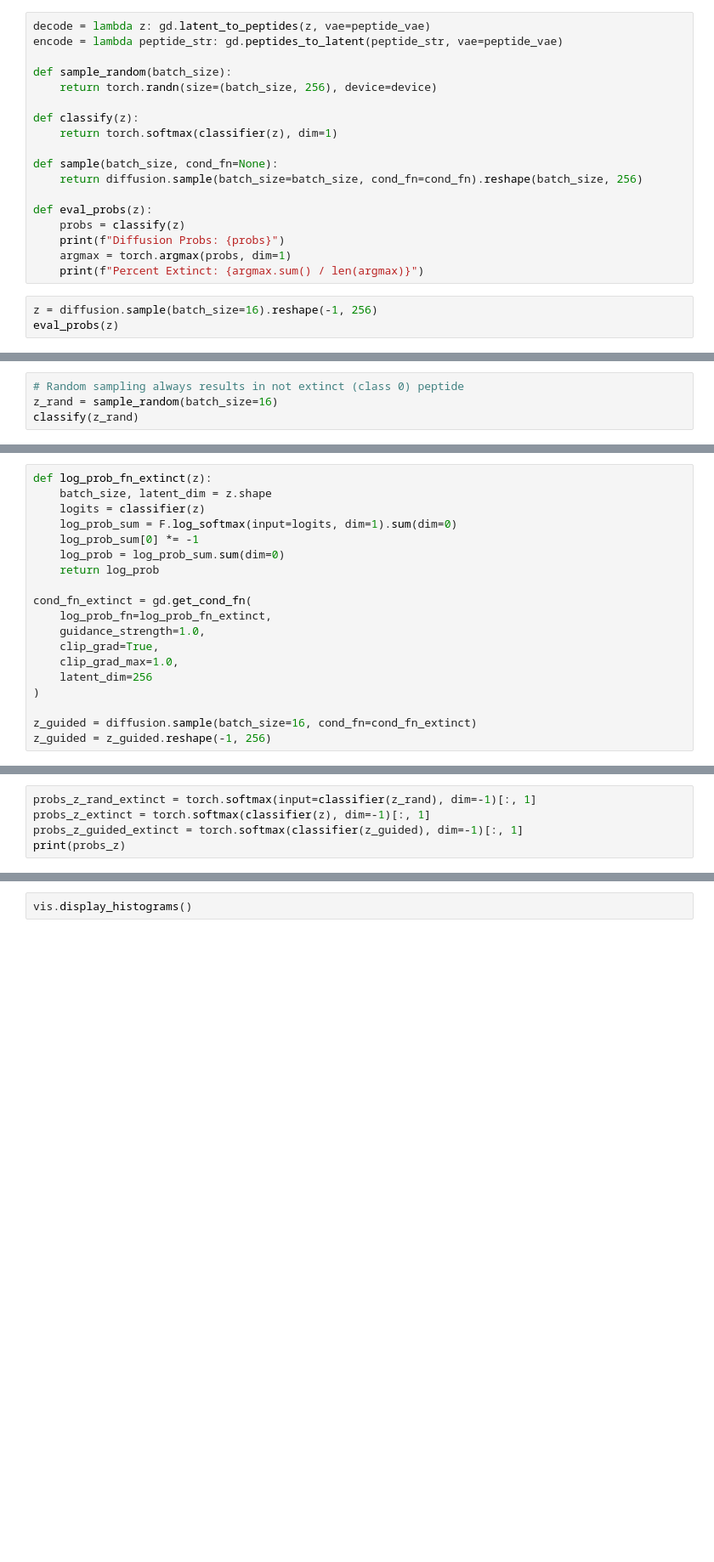
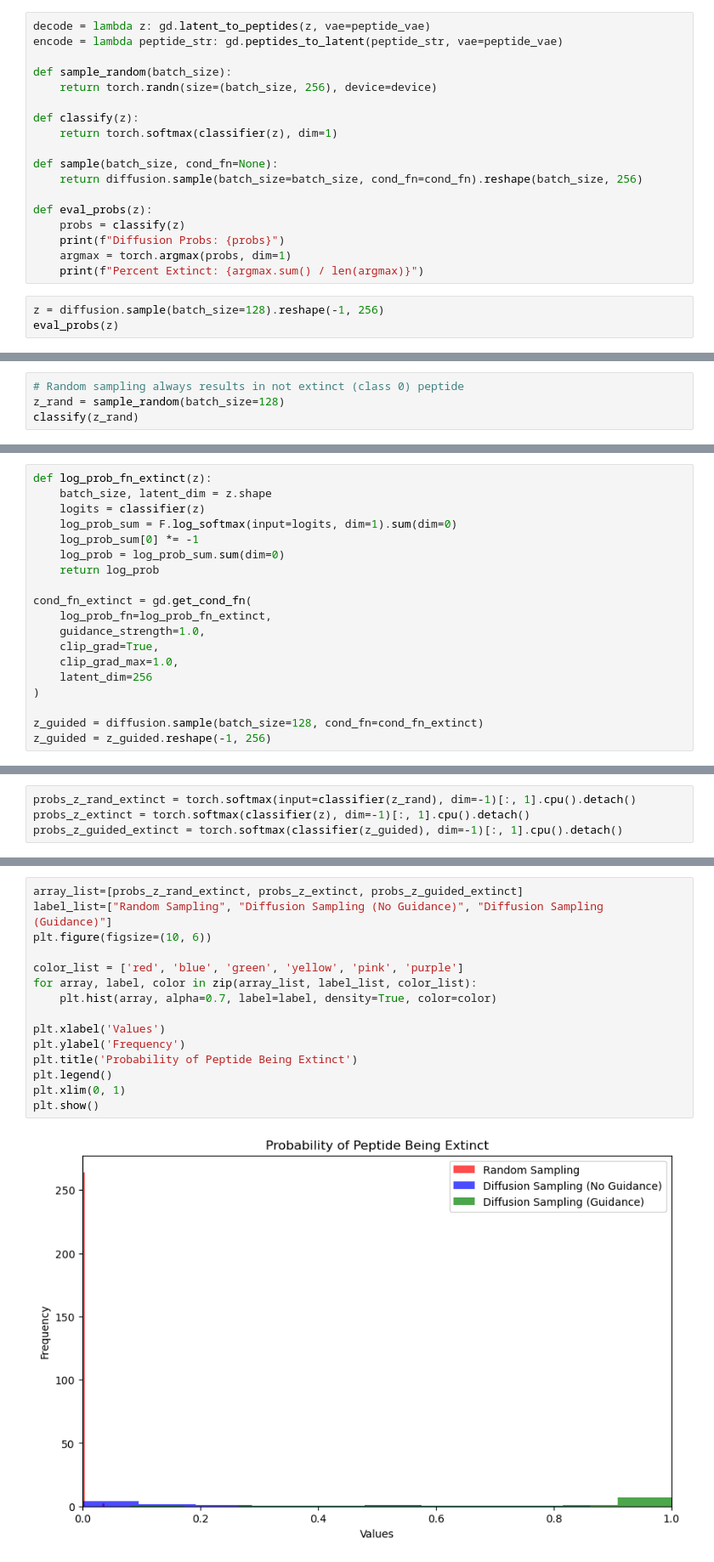
Before and after one commit to Daytae/GDProject, a Jupyter notebook: guided_peptide_diffusion.ipynb, the cells around one changed output, grey strips where cells are left out. Shown at 85% size. Cells and saved outputs as stored; diff of their text form; blank space fills up the shorter version.

Commit message:
peptide diffusion works

```diff
--- a/guided_peptide_diffusion.ipynb
+++ b/guided_peptide_diffusion.ipynb
@@ -79,5 +79,5 @@ def eval_probs(z):
     argmax = torch.argmax(probs, dim=1)
     print(f"Percent Extinct: {argmax.sum() / len(argmax)}")
 # %%
-z = diffusion.sample(batch_size=16).reshape(-1, 256)
+z = diffusion.sample(batch_size=128).reshape(-1, 256)
 eval_probs(z)
@@ -84,5 +102,5 @@ eval_probs(z)
 # %%
 # Random sampling always results in not extinct (class 0) peptide
-z_rand = sample_random(batch_size=16)
+z_rand = sample_random(batch_size=128)
 classify(z_rand)
 # %% [output]
@@ -119,5 +138,5 @@ cond_fn_extinct = gd.get_cond_fn(
     latent_dim=256
 )
 
-z_guided = diffusion.sample(batch_size=16, cond_fn=cond_fn_extinct)
+z_guided = diffusion.sample(batch_size=128, cond_fn=cond_fn_extinct)
 z_guided = z_guided.reshape(-1, 256)
@@ -186,5 +200,4 @@ Percent Extinct: 0.9375
 # %%
-probs_z_rand_extinct = torch.softmax(input=classifier(z_rand), dim=-1)[:, 1]
-probs_z_extinct = torch.softmax(classifier(z), dim=-1)[:, 1]
-probs_z_guided_extinct = torch.softmax(classifier(z_guided), dim=-1)[:, 1]
-print(probs_z)
+probs_z_rand_extinct = torch.softmax(input=classifier(z_rand), dim=-1)[:, 1].cpu().detach()
+probs_z_extinct = torch.softmax(classifier(z), dim=-1)[:, 1].cpu().detach()
+probs_z_guided_extinct = torch.softmax(classifier(z_guided), dim=-1)[:, 1].cpu().detach()
@@ -195,2 +204,17 @@ tensor([0.0303, 0.1014, 0.2264, 0.5555, 0.4424, 0.0042, 0.1039, 0.6890, 0.9886,
 # %%
-vis.display_histograms()
+array_list=[probs_z_rand_extinct, probs_z_extinct, probs_z_guided_extinct]
+label_list=["Random Sampling", "Diffusion Sampling (No Guidance)", "Diffusion Sampling (Guidance)"]
+plt.figure(figsize=(10, 6))
+
+color_list = ['red', 'blue', 'green', 'yellow', 'pink', 'purple']
+for array, label, color in zip(array_list, label_list, color_list):
+    plt.hist(array, alpha=0.7, label=label, density=True, color=color)
+
+plt.xlabel('Values')
+plt.ylabel('Frequency')
+plt.title('Probability of Peptide Being Extinct')
+plt.legend()
+plt.xlim(0, 1)
+plt.show()
+# %% [output]
+[figure, added]
```
Also changed, not shown: parts of 8 cells of this notebook.
